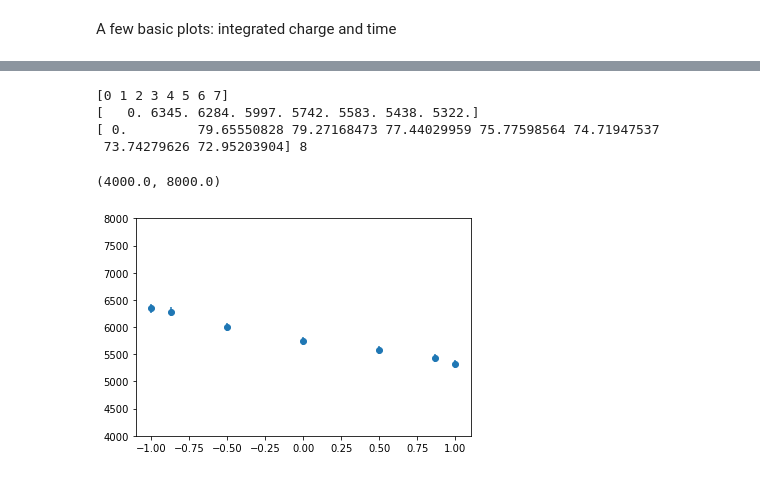
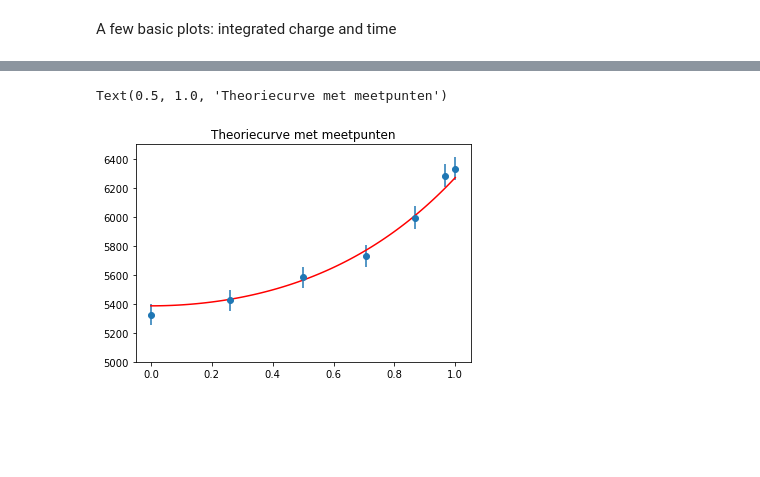
Before and after one commit to acolijn/DT5550_DAQ, a Jupyter notebook: analysis/decode_example.ipynb, the cells around one changed output, grey strips where cells are left out. Drawn from its saved outputs; the diff is of its cells as text; code cells hidden in the pictures; blank space fills up the shorter version.

```diff
--- a/analysis/decode_example.ipynb
+++ b/analysis/decode_example.ipynb
@@ -140,20 +209,20 @@ plt.yscale('linear')
 # %%
 x = np.arange(0,8,1)
-theta = (7-x)*np.pi/6
-cost = np.cos(theta)
-print(x)
+theta = (7-x)*(np.pi/12)+np.pi/2
+cost = abs(np.cos(theta))
+
 y = nhit_tag
-print(y)
-yerr = np.sqrt(nhit_tag)
-print(yerr, len(yerr))
+yerr= np.sqrt(y)
+plt.errorbar(cost, y, yerr=yerr, marker='o', fmt='.')
+plt.ylim([5000,6500])
+P0 = legendre(0)
+P2 = legendre(2)
+P4 = legendre(4)
+xx = np.linspace(0,1,100)
+yy = 5650*(P0(xx) + 0.1005*P2(xx) + 0.0094*P4(xx))
 
-plt.errorbar(cost, y, yerr=yerr, marker='o', fmt='.')
-#plt.plot(nhit_untag,'v', color='green')
-plt.ylim([4000,8000])
+plt.plot(xx,yy,'-',color='red')
+plt.title("Theoriecurve met meetpunten")
 # %% [output]
-[0 1 2 3 4 5 6 7]
-[   0. 6345. 6284. 5997. 5742. 5583. 5438. 5322.]
-[ 0.         79.65550828 79.27168473 77.44029959 75.77598564 74.71947537
- 73.74279626 72.95203904] 8
+Text(0.5, 1.0, 'Theoriecurve met meetpunten')
-(4000.0, 8000.0)
-[figure, old version]
+[figure, new version]
```
Also changed, not shown: parts of 14 cells of this notebook, 4 other files.
